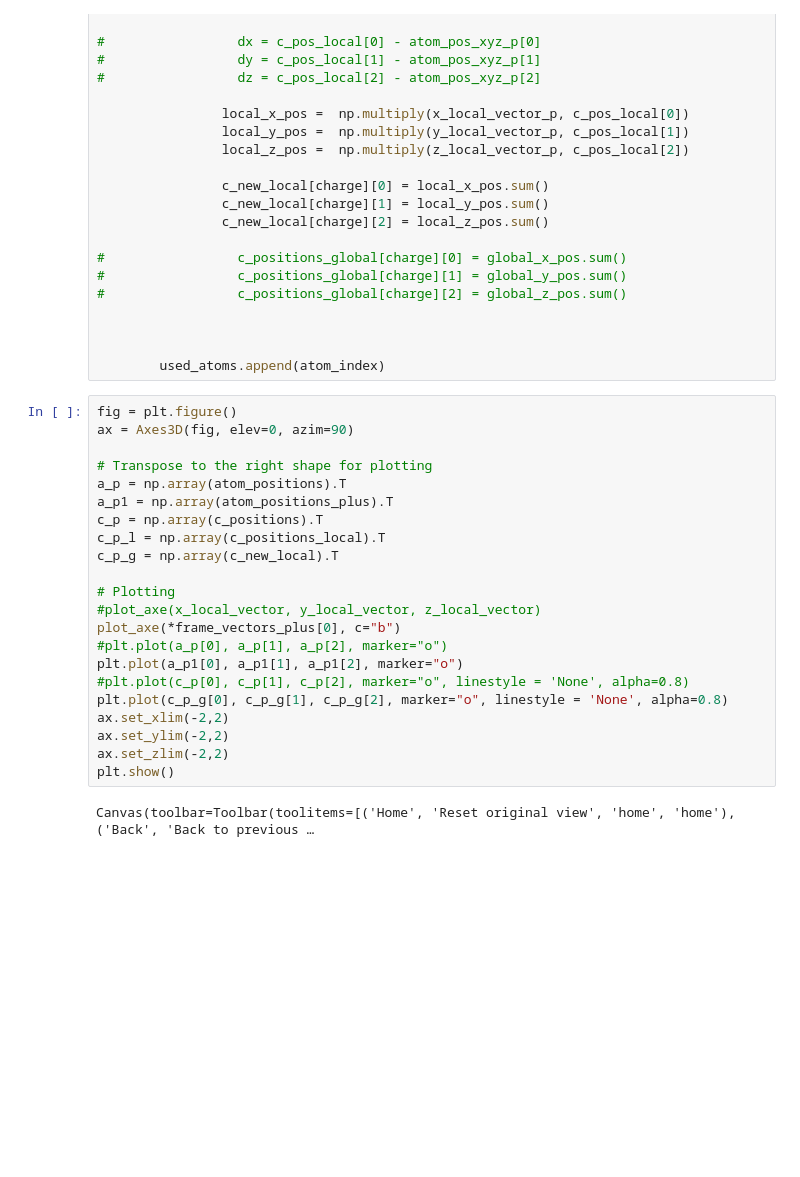
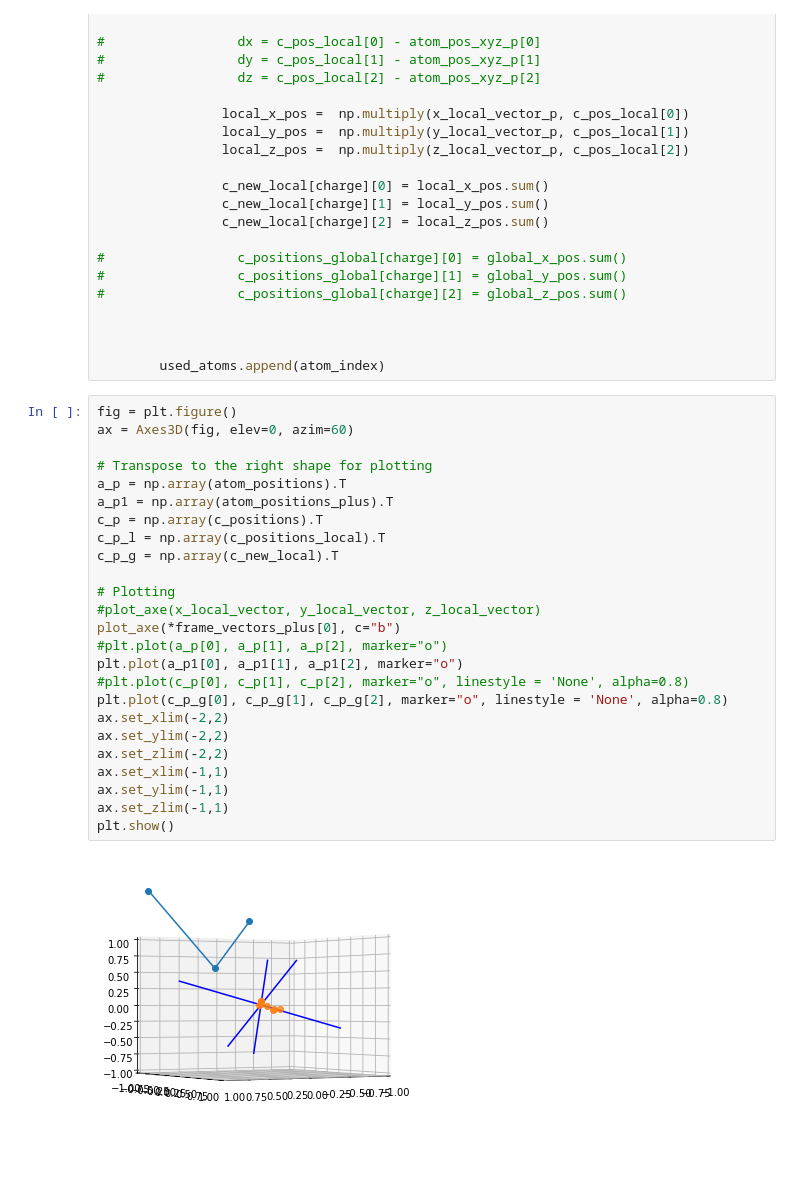
Before and after one commit to EricBoittier/AdjustReference-System, a Jupyter notebook: ARS.ipynb, the cells around one changed output. Cells and saved outputs as stored; diff of their text form; blank space fills up the shorter version.

```diff
--- a/ARS.ipynb
+++ b/ARS.ipynb
@@ -298,28 +339,31 @@ for f in range(n_frames):
         used_atoms.append(atom_index)
 # %%
 fig = plt.figure()
-ax = Axes3D(fig, elev=0, azim=90)
+ax = Axes3D(fig, elev=0, azim=60)
 
 # Transpose to the right shape for plotting
 a_p = np.array(atom_positions).T
 a_p1 = np.array(atom_positions_plus).T
 c_p = np.array(c_positions).T
 c_p_l = np.array(c_positions_local).T
 c_p_g = np.array(c_new_local).T
 
 # Plotting
 #plot_axe(x_local_vector, y_local_vector, z_local_vector)
 plot_axe(*frame_vectors_plus[0], c="b")
 #plt.plot(a_p[0], a_p[1], a_p[2], marker="o")
 plt.plot(a_p1[0], a_p1[1], a_p1[2], marker="o")
 #plt.plot(c_p[0], c_p[1], c_p[2], marker="o", linestyle = 'None', alpha=0.8)
 plt.plot(c_p_g[0], c_p_g[1], c_p_g[2], marker="o", linestyle = 'None', alpha=0.8)
 ax.set_xlim(-2,2)
 ax.set_ylim(-2,2)
 ax.set_zlim(-2,2)
+ax.set_xlim(-1,1)
+ax.set_ylim(-1,1)
+ax.set_zlim(-1,1)
 plt.show()
 # %% [output]
-Canvas(toolbar=Toolbar(toolitems=[('Home', 'Reset original view', 'home', 'home'), ('Back', 'Back to previous …
+[figure, added]
 # %%
 c_positions_global
 # %% [output]
```
Also changed, not shown: parts of 10 cells of this notebook.
